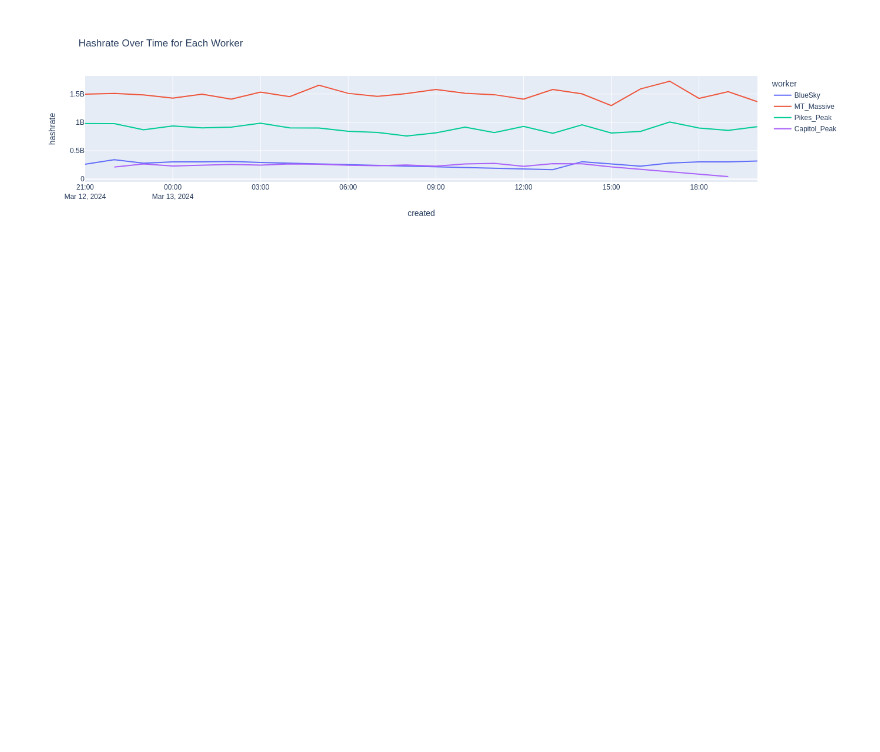
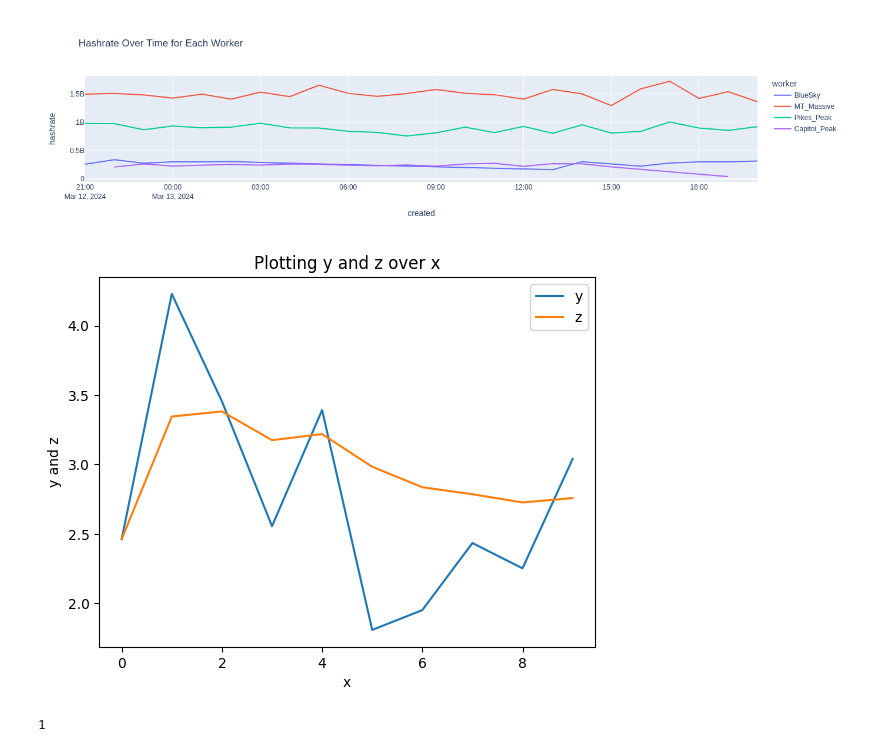
Before and after one commit to marctheshark3/sigmanaut-mining-pool-ui, a Jupyter notebook: prototype.ipynb, the cells around one changed output. Cells and saved outputs as stored; diff of their text form; code cells hidden in the pictures; blank space fills up the shorter version.

Commit message:
new plot and prototype update

```diff
--- a/prototype.ipynb
+++ b/prototype.ipynb
@@ -122,3 +122,38 @@ fig.show()
 # %% [output]
 [interactive output not drawn]
 [figure]
+# %%
+import numpy as np
+import matplotlib.pyplot as plt
+
+import random
+
+def generate_random_variable_list(n):
+    random_variable_list = []
+    for i in range(n):
+        random_variable = random.uniform(0.001, 5)
+        random_variable_list.append(random_variable)
+    return random_variable_list
+
+n = 10 # number of random variables
+y = generate_random_variable_list(n)
+
+x = [*range(0, n)]
+
+df = pd.DataFrame({'x': x, 'y':y})
+df['z'] = df['y'].cumsum() / df['y'].expanding().count()
+
+
+plt.plot(df['x'], df['y'], label='y')
+plt.plot(df['x'], df['z'], label='z')
+plt.xlabel('x')
+plt.ylabel('y and z')
+plt.title('Plotting y and z over x')
+plt.legend()
+plt.show()
+# %% [output]
+[figure, added]
+# %%
+random.randrange(0,5)
+# %% [output]
+1
```
Also changed, not shown: 3 other files.
